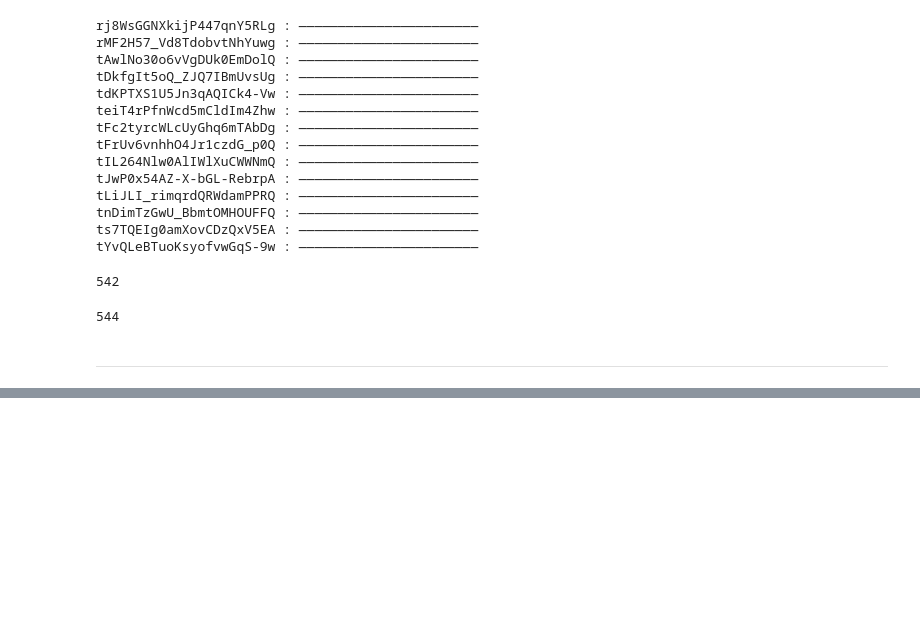
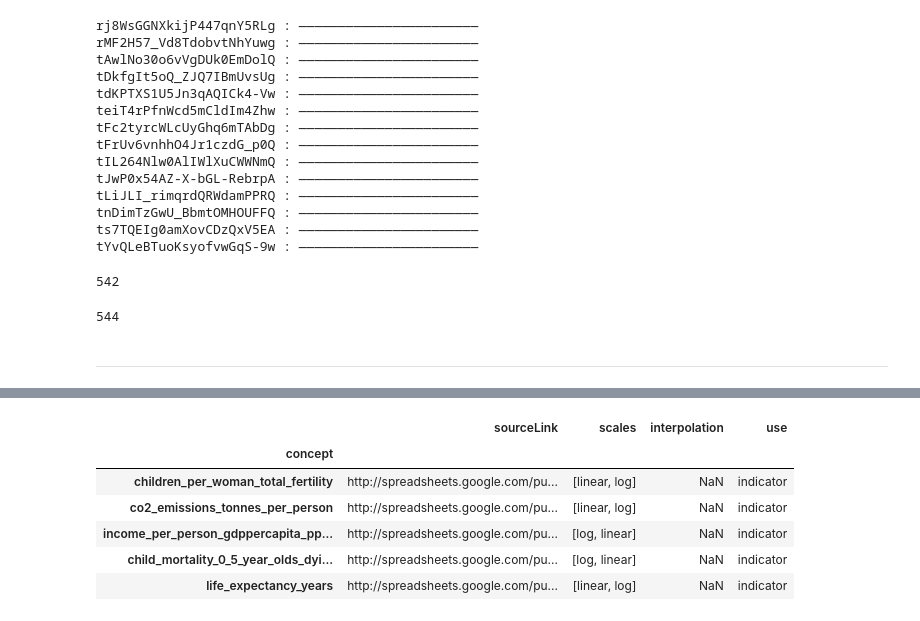
Before and after one commit to semio/ddf--gapminder--gapminder_world, a Jupyter notebook: waffle.ipynb, the cells around one changed output, grey strips where cells are left out. Saved outputs shown, nothing was run; the diff lists cells and outputs as text; code cells hidden in the pictures; blank space fills up the shorter version.

```diff
--- a/waffle.ipynb
+++ b/waffle.ipynb
@@ -876,0 +630,6 @@ list
+# %%
+# metadata.json
+
+c_all2 = pd.concat([cc, cc2])
+
+mdata = c_all2[['concept', 'indicator_url', 'scales', 'interpolation']]
@@ -876,0 +645,16 @@ list
+# %%
+mdata = mdata.set_index('concept')
+# %%
+mdata.columns = ['sourceLink', 'scales', 'interpolation']
+# %%
+mdata['use'] = 'indicator'
+# %%
+mdata.head()
+# %% [output]
+|  | sourceLink | scales | interpolation | use |
+| concept |  |  |  |  |
+| children_per_woman_total_fertility | http://spreadsheets.google.com/pu... | [linear, log] | NaN | indicator |
+| co2_emissions_tonnes_per_person | http://spreadsheets.google.com/pu... | [linear, log] | NaN | indicator |
+| income_per_person_gdppercapita_pp... | http://spreadsheets.google.com/pu... | [log, linear] | NaN | indicator |
+| child_mortality_0_5_year_olds_dyi... | http://spreadsheets.google.com/pu... | [log, linear] | NaN | indicator |
+| life_expectancy_years | http://spreadsheets.google.com/pu... | [linear, log] | NaN | indicator |
```
Also changed, not shown: parts of 182 cells of this notebook, 5 other files.
